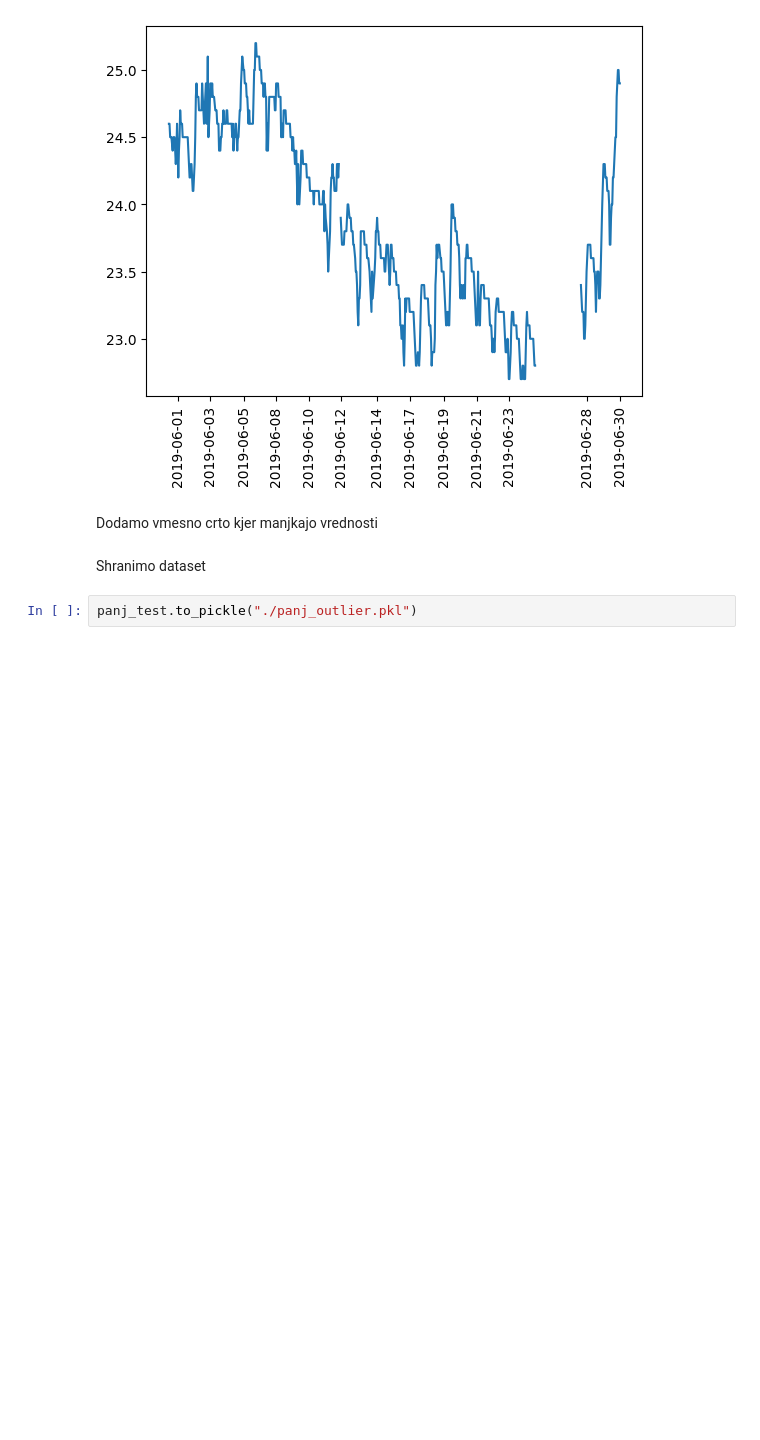
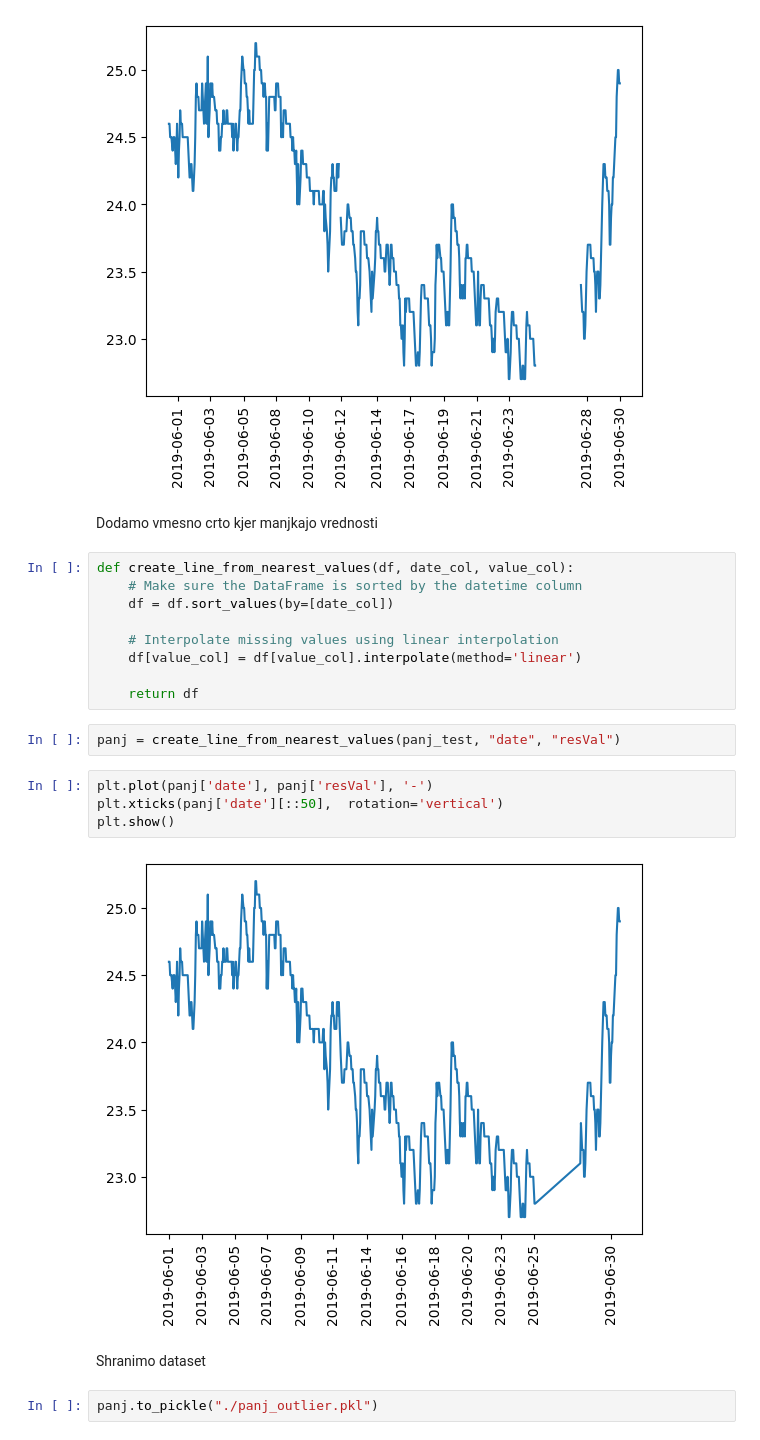
Before and after one commit to borbregant/cebelice, a Jupyter notebook: ciscenje/outlier_removal.ipynb, the cells around one changed output. Saved outputs shown, nothing was run; the diff lists cells and outputs as text; blank space fills up the shorter version.

Commit message:
outlier finish, T, humidity finish

```diff
--- a/ciscenje/outlier_removal.ipynb
+++ b/ciscenje/outlier_removal.ipynb
@@ -84,7 +84,24 @@ plt.show()
 [figure]
 # %% [markdown]
 Dodamo vmesno crto kjer manjkajo vrednosti
+# %%
+def create_line_from_nearest_values(df, date_col, value_col):
+    # Make sure the DataFrame is sorted by the datetime column
+    df = df.sort_values(by=[date_col])
+
+    # Interpolate missing values using linear interpolation
+    df[value_col] = df[value_col].interpolate(method='linear')
+
+    return df
+# %%
+panj = create_line_from_nearest_values(panj_test, "date", "resVal")
+# %%
+plt.plot(panj['date'], panj['resVal'], '-')
+plt.xticks(panj['date'][::50],  rotation='vertical')
+plt.show()
+# %% [output]
+[figure, added]
 # %% [markdown]
 Shranimo dataset
 # %%
-panj_test.to_pickle("./panj_outlier.pkl")
+panj.to_pickle("./panj_outlier.pkl")
```
Also changed, not shown: 1 other file.
